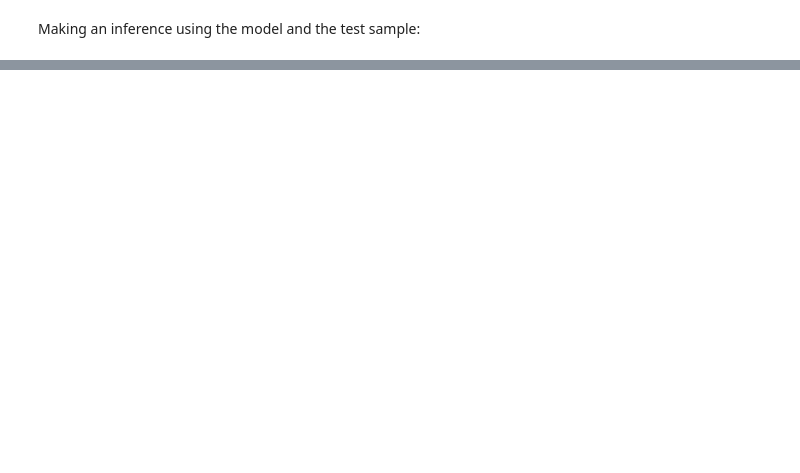
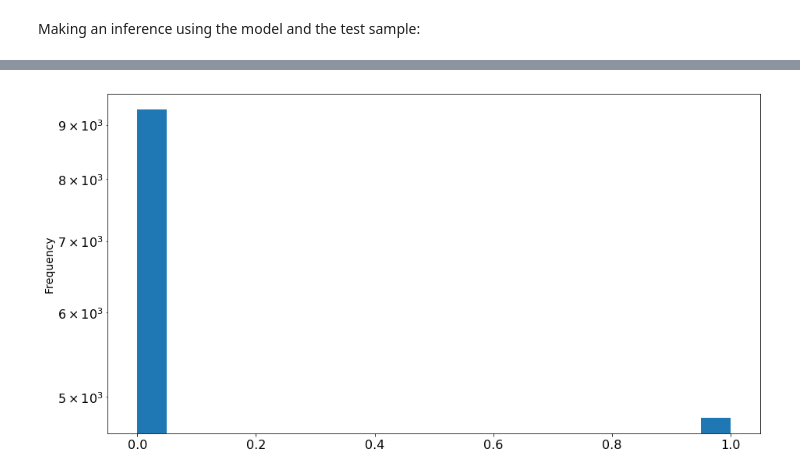
Before and after one commit to merveince92/RPCTriggerRateMonitoringWithML, a Jupyter notebook: inst_lumi_extractor.ipynb, the cells around one changed output, grey strips where cells are left out. Saved outputs shown, nothing was run; the diff lists cells and outputs as text; code cells hidden in the pictures; blank space fills up the shorter version.

```diff
--- a/inst_lumi_extractor.ipynb
+++ b/inst_lumi_extractor.ipynb
@@ -484,0 +517,6 @@ Creating train and test samples:
+# %%
+rule = (normalies["wheel"] == 1) & (normalies["sector"] == 10) & (normalies["time"] == "2017-11-03 13:10:13.317721")
+print normalies[rule]
+
+rule = (normalies["wheel"] == 1) & (normalies["sector"] == 4) & (normalies["time"] == "2017-11-03 13:10:13.317721")
+print normalies[rule]
@@ -484,0 +541,12 @@ Creating train and test samples:
+# %%
+def assignScore(df, score):
+    temp = df.copy()
+    rule = (temp["wheel"] == 1) & (temp["sector"] == 4) & (temp["station"] == 1)
+    indexes = temp[rule].index
+    #print indexes
+    for i in indexes:
+        temp.loc[i, "score"] = score
+    return temp
+
+temp = assignScore(anomalies, 1)
+anomalies = temp
@@ -621,0 +825,5 @@ def benchmark(y_true, y_score, treshold):
+# %%
+# Distribution of scores:
+layers_test["ann_score"].plot.hist(bins=20, logy=True);
+# %% [output]
+[figure, added]
```
Also changed, not shown: parts of 20 cells of this notebook.
